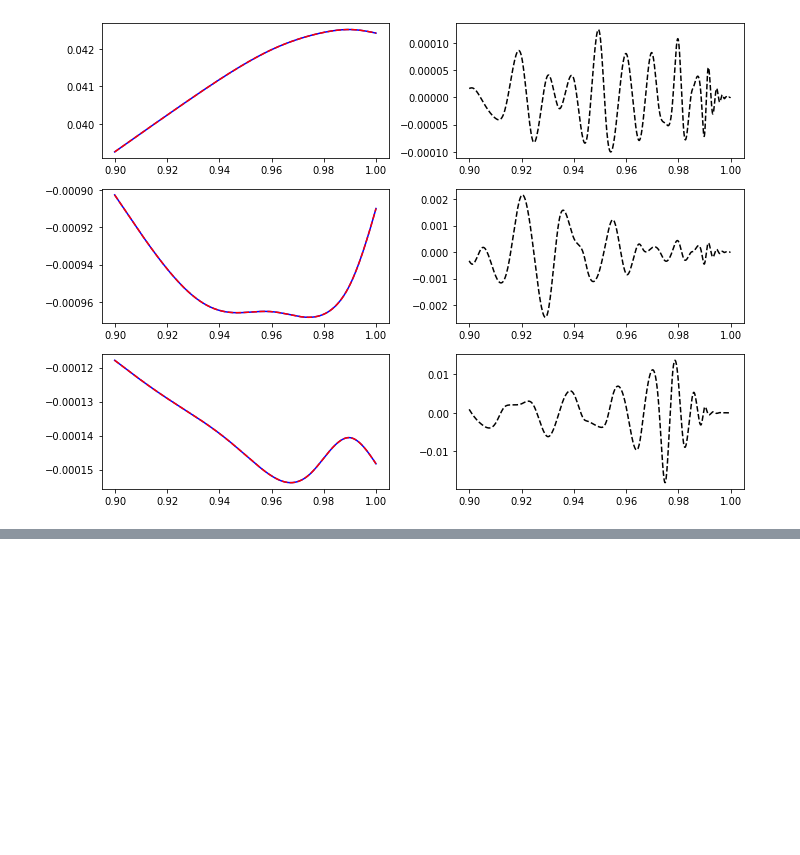
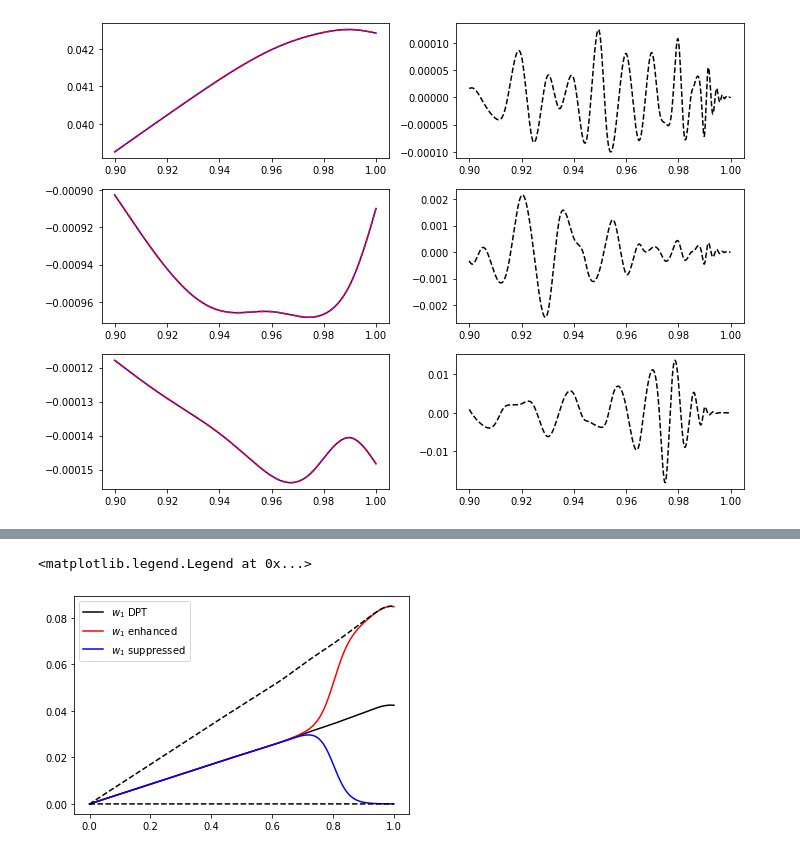
Before and after one commit to samarth-kashyap/qdPy, a Jupyter notebook: notebooks/splines.ipynb, the cells around one changed output, grey strips where cells are left out. Saved outputs shown, nothing was run; the diff lists cells and outputs as text; code cells hidden in the pictures; blank space fills up the shorter version.

```diff
--- a/notebooks/splines.ipynb
+++ b/notebooks/splines.ipynb
@@ -139,0 +212,36 @@ r[7057]
+# %%
+# function to create the extreme profiles near the surface to get the
+# range of spline coefficients for MCMC simulations
+def get_matching_function(r, r_th):
+    return 0.5*(np.tanh((r-r_th)/0.05) + 1)
+
+def create_nearsurface_profile(r, r_th, w_dpt, which_ex='upex'):
+    w_new = np.zeros_like(w_dpt)
+    matching_function = get_matching_function(r, r_th)
+
+    # nea surface enhanced or suppressed profile
+    if(which_ex == 'upex'): w_new = matching_function * (fac_up * w_dpt)
+    else: w_new = matching_function * (fac_lo * w_dpt)
+
+    # adding the complementary part below the r_th
+    w_new += (1 - matching_function) * w_dpt
+
+    return w_new
+# %%
+rth = 0.8
+
+w1_upex_matched = create_nearsurface_profile(r, rth, w1, which_ex='upex')
+w1_loex_matched = create_nearsurface_profile(r, rth, w1, which_ex='loex')
+
+plt.plot(r, w1, 'k',label='$w_1$ DPT')
+plt.plot(r, w1_upex_matched, 'r', label='$w_1$ enhanced')
+plt.plot(r, w1_loex_matched, 'b', label='$w_1$ suppressed')
+
+# the two extreme cases (unmatched)
+plt.plot(r, fac_up * w1, '--k')
+plt.plot(r, fac_lo * w1, '--k')
+
+plt.legend()
+# %% [output]
+<matplotlib.legend.Legend at 0x...>
+[figure, added]
```
Also changed, not shown: parts of 14 cells of this notebook.
